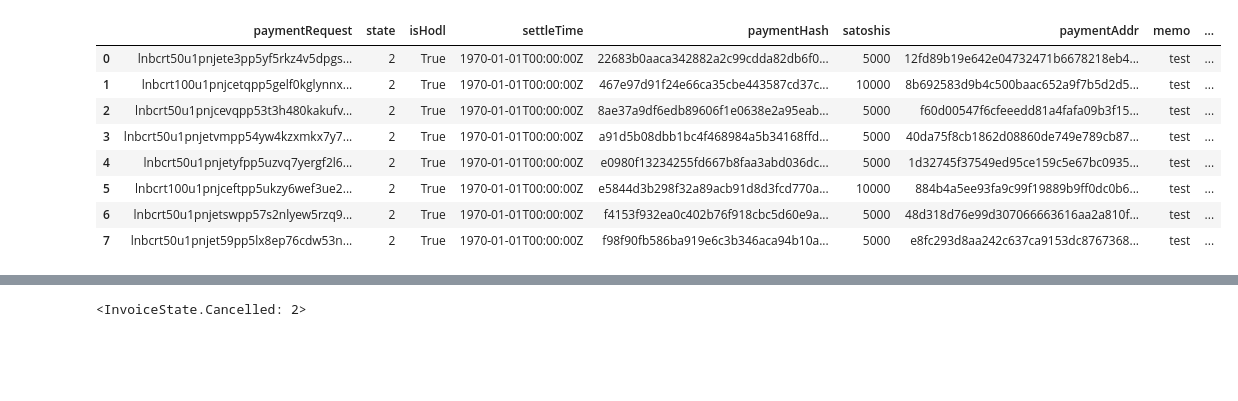
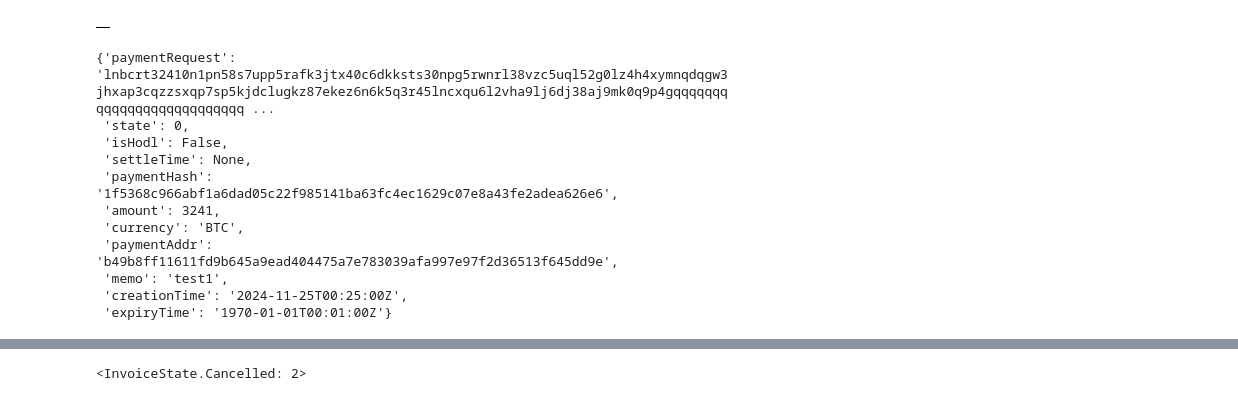
Before and after one commit to DontTrustVerifyOrg/gig-gossip, a Jupyter notebook: python/wallet_test.ipynb, the cells around one changed output, grey strips where cells are left out. Saved outputs shown, nothing was run; the diff lists cells and outputs as text; code cells hidden in the pictures; blank space fills up the shorter version.

```diff
--- a/python/wallet_test.ipynb
+++ b/python/wallet_test.ipynb
@@ -43,14 +38,5 @@ get_balances_pd(wallets)
 | totalPayoutFees | 0 | 0 |
 | inProgressPayoutFees | 0 | 0 |
 # %%
-pd.DataFrame(w0.listinvoices())
 # %% [output]
-|  | paymentRequest | state | isHodl | settleTime | paymentHash | satoshis | paymentAddr | memo | ... |
-| 0 | lnbcrt50u1pnjete3pp5yf5rkz4v5dpgs... | 2 | True | 1970-01-01T00:00:00Z | 22683b0aaca342882a2c99cdda82db6f0... | 5000 | 12fd89b19e642e04732471b6678218eb4... | test | ... |
-| 1 | lnbcrt100u1pnjcetqpp5gelf0kglynnx... | 2 | True | 1970-01-01T00:00:00Z | 467e97d91f24e66ca35cbe443587cd37c... | 10000 | 8b692583d9b4c500baac652a9f7b5d2d5... | test | ... |
-| 2 | lnbcrt50u1pnjcevqpp53t3h480kakufv... | 2 | True | 1970-01-01T00:00:00Z | 8ae37a9df6edb89606f1e0638e2a95eab... | 5000 | f60d00547f6cfeeedd81a4fafa09b3f15... | test | ... |
-| 3 | lnbcrt50u1pnjetvmpp54yw4kzxmkx7y7... | 2 | True | 1970-01-01T00:00:00Z | a91d5b08dbb1bc4f468984a5b34168ffd... | 5000 | 40da75f8cb1862d08860de749e789cb87... | test | ... |
-| 4 | lnbcrt50u1pnjetyfpp5uzvq7yergf2l6... | 2 | True | 1970-01-01T00:00:00Z | e0980f13234255fd667b8faa3abd036dc... | 5000 | 1d32745f37549ed95ce159c5e67bc0935... | test | ... |
-| 5 | lnbcrt100u1pnjceftpp5ukzy6wef3ue2... | 2 | True | 1970-01-01T00:00:00Z | e5844d3b298f32a89acb91d8d3fcd770a... | 10000 | 884b4a5ee93fa9c99f19889b9ff0dc0b6... | test | ... |
-| 6 | lnbcrt50u1pnjetswpp57s2nlyew5rzq9... | 2 | True | 1970-01-01T00:00:00Z | f4153f932ea0c402b76f918cbc5d60e9a... | 5000 | 48d318d76e99d307066663616aa2a810f... | test | ... |
-| 7 | lnbcrt50u1pnjet59pp5lx8ep76cdw53n... | 2 | True | 1970-01-01T00:00:00Z | f98f90fb586ba919e6c3b346aca94b10a... | 5000 | e8fc293d8aa242c637ca9153dc8767368... | test | ... |
+|  |
@@ -56,0 +45,14 @@ pd.DataFrame(w0.listinvoices())
+# %%
+w1inv
+# %% [output]
+{'paymentRequest': 'lnbcrt32410n1pn58s7upp5rafk3jtx40c6dkksts30npg5rwnrl38vzc5uql52g0lz4h4xymnqdqgw3jhxap3cqzzsxqp7sp5kjdclugkz87ekez6n6k5q3r45lncxqu6l2vha9lj6dj38aj9mk0q9p4gqqqqqqqqqqqqqqqqqqqqqqqqqq ...
+ 'state': 0,
+ 'isHodl': False,
+ 'settleTime': None,
+ 'paymentHash': '1f5368c966abf1a6dad05c22f985141ba63fc4ec1629c07e8a43fe2adea626e6',
+ 'amount': 3241,
+ 'currency': 'BTC',
+ 'paymentAddr': 'b49b8ff11611fd9b645a9ead404475a7e783039afa997e97f2d36513f645dd9e',
+ 'memo': 'test1',
+ 'creationTime': '2024-11-25T00:25:00Z',
+ 'expiryTime': '1970-01-01T00:01:00Z'}
```
Also changed, not shown: parts of 7 cells of this notebook, 2 other files.
